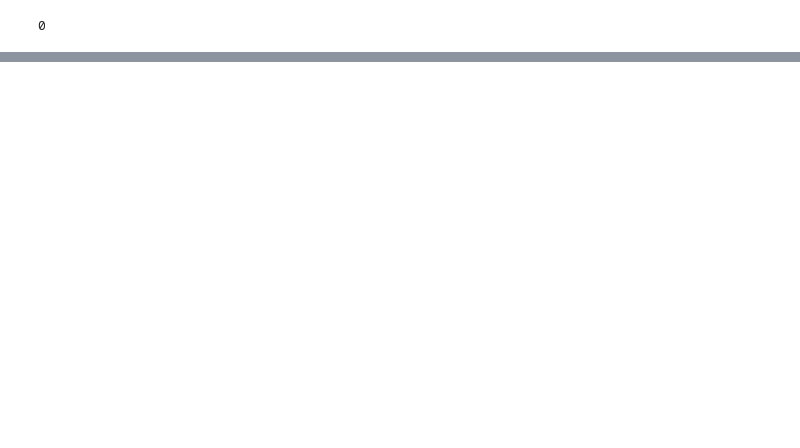
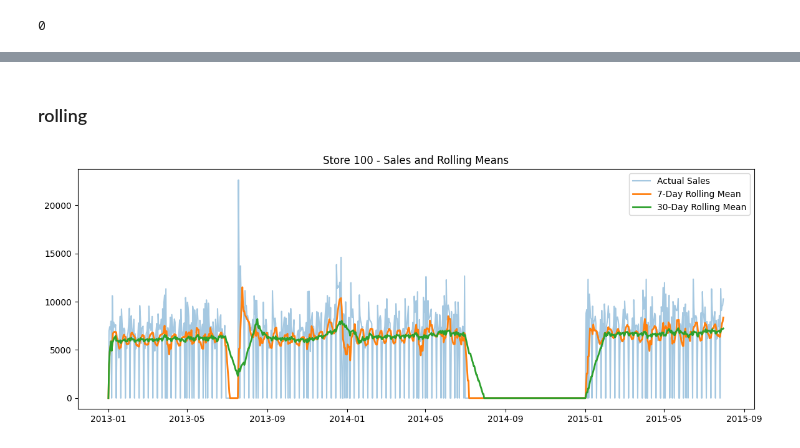
Before and after one commit to RehamElkasaby/Rossman_forecasting, a Jupyter notebook: notebooks/EDA.ipynb, the cells around one changed output, grey strips where cells are left out. Cells and saved outputs as stored; diff of their text form; code cells hidden in the pictures; blank space fills up the shorter version.

```diff
--- a/notebooks/EDA.ipynb
+++ b/notebooks/EDA.ipynb
@@ -89,0 +206,4 @@ len(df_train['Store'].unique())
+# %%
+df_full['missing'] = df_full['Sales'].isna()
+missing_count_per_store = df_full.groupby('Store')['missing'].sum()
+print(missing_count_per_store.sort_values(ascending=False))
@@ -107 +304,4 @@ df_train.duplicated().sum()
+# %%
+# data preprocessing
+df_full.loc[df_full['missing'], ['Open', 'Sales', 'Customers']] = 0
 # %% [markdown]
@@ -137,0 +343,32 @@ Number of times the stores closed without having a holiday: 121482
+# %% [markdown]
+### rolling
+# %%
+# Sort by date before applying
+df_sorted = df_full.sort_values(['Store', 'Date'])
+
+# Apply 7-day rolling mean of Sales per store
+df_sorted['Sales_rolling7'] = (
+    df_sorted.groupby('Store')['Sales']
+    .transform(lambda x: x.rolling(window=7, min_periods=1).mean())
+)
+
+# For 30-day window
+df_sorted['Sales_rolling30'] = (
+    df_sorted.groupby('Store')['Sales']
+    .transform(lambda x: x.rolling(window=30, min_periods=1).mean())
+)
+# %%
+import matplotlib.pyplot as plt
+
+store_id = 100  # choose one store
+df_store = df_sorted[df_sorted['Store'] == store_id]
+
+plt.figure(figsize=(14, 5))
+plt.plot(df_store['Date'], df_store['Sales'], label='Actual Sales', alpha=0.4)
+plt.plot(df_store['Date'], df_store['Sales_rolling7'], label='7-Day Rolling Mean', linewidth=2)
+plt.plot(df_store['Date'], df_store['Sales_rolling30'], label='30-Day Rolling Mean', linewidth=2)
+plt.title(f'Store {store_id} - Sales and Rolling Means')
+plt.legend()
+plt.show()
+# %% [output]
+[figure, added]
```
Also changed, not shown: parts of 100 cells of this notebook, 4 other files.
